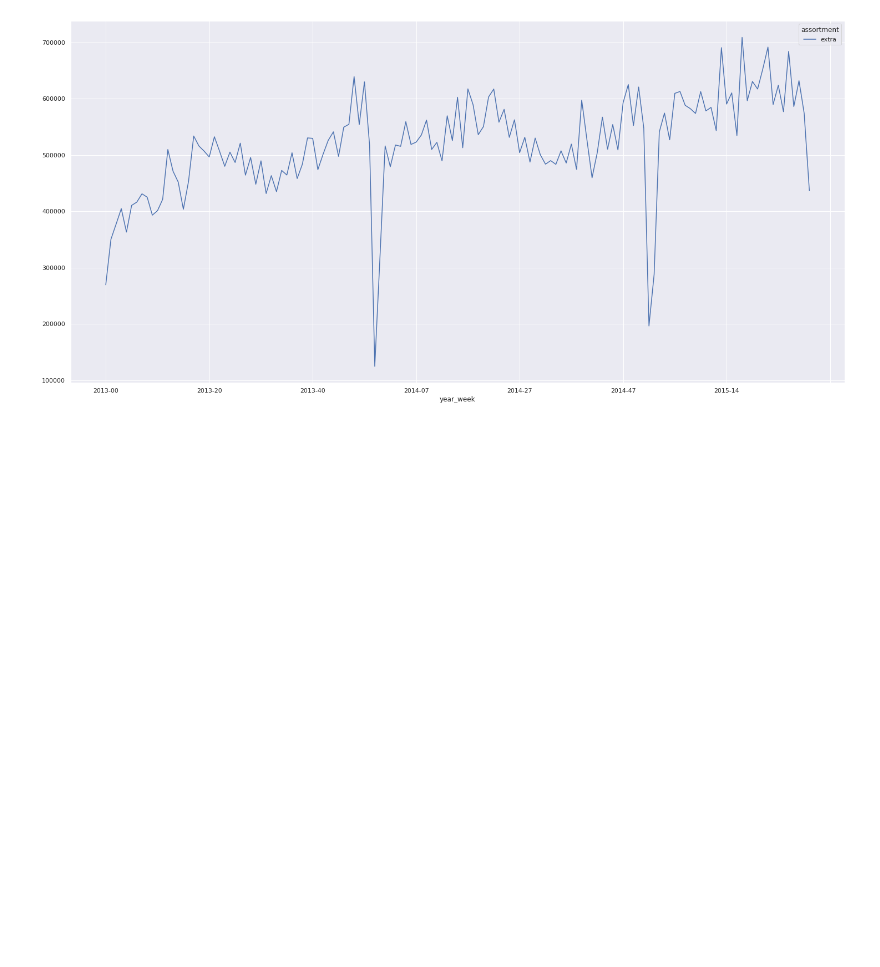
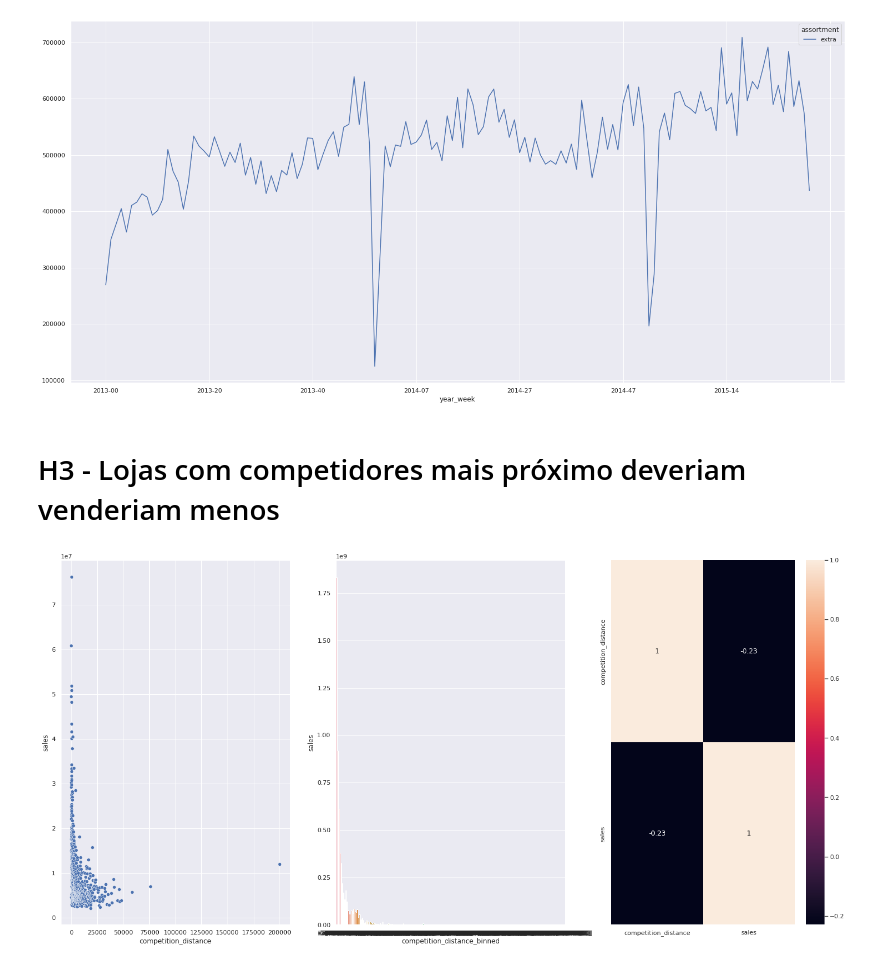
Before and after one commit to guiaraujofreitas/Rossmann-Store-Sales, a Jupyter notebook: m04_Store_Sales_prediction.ipynb, the cells around one changed output. Saved outputs shown, nothing was run; the diff lists cells and outputs as text; code cells hidden in the pictures; blank space fills up the shorter version.

Commit message:
H3 - Competition Distance done

```diff
--- a/m04_Store_Sales_prediction.ipynb
+++ b/m04_Store_Sales_prediction.ipynb
@@ -601 +595,27 @@ aux3.pivot(index= 'year_week', columns='assortment', values='sales').plot();
+# %% [markdown]
+# H3 - Lojas com competidores mais próximo deveriam venderiam menos
+# %%
+plt.subplot(1,3,1)
+
+aux1 = df4[['competition_distance','sales']].groupby('competition_distance').sum().reset_index()
+
+sns.scatterplot(x= 'competition_distance', y = 'sales', data = aux1)
+
+plt.subplot(1,3,2)
+
+#agrupando a disntancia em grupos
+bins = list(np.arange(0,200000,1000))
+
+#encaixando o grupos criados em uma nova coluna
+aux1['competition_distance_binned'] = pd.cut(aux1['competition_distance'], bins=bins)
+
+aux2 = aux1[['competition_distance_binned','sales']].groupby('competition_distance_binned').sum().reset_index()
+
+sns.barplot(x = 'competition_distance_binned', y= 'sales', data = aux2);
+
+plt.subplot(1,3,3)
+#heatmap
+sns.heatmap(aux1.corr(method='pearson'),annot=True);
+# %% [output]
+[figure, added]
 # %%
```
Also changed, not shown: parts of 4 cells of this notebook.
